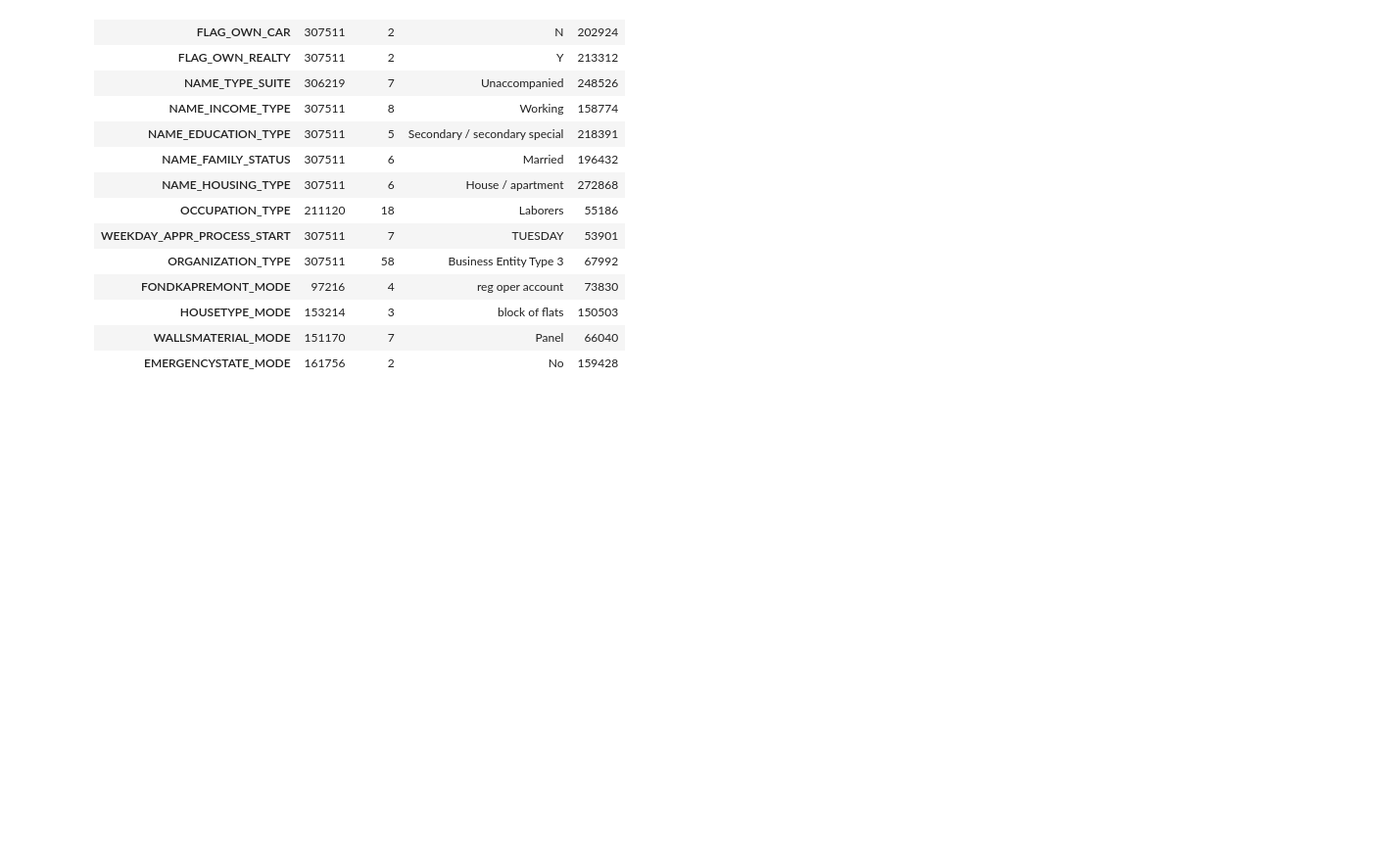
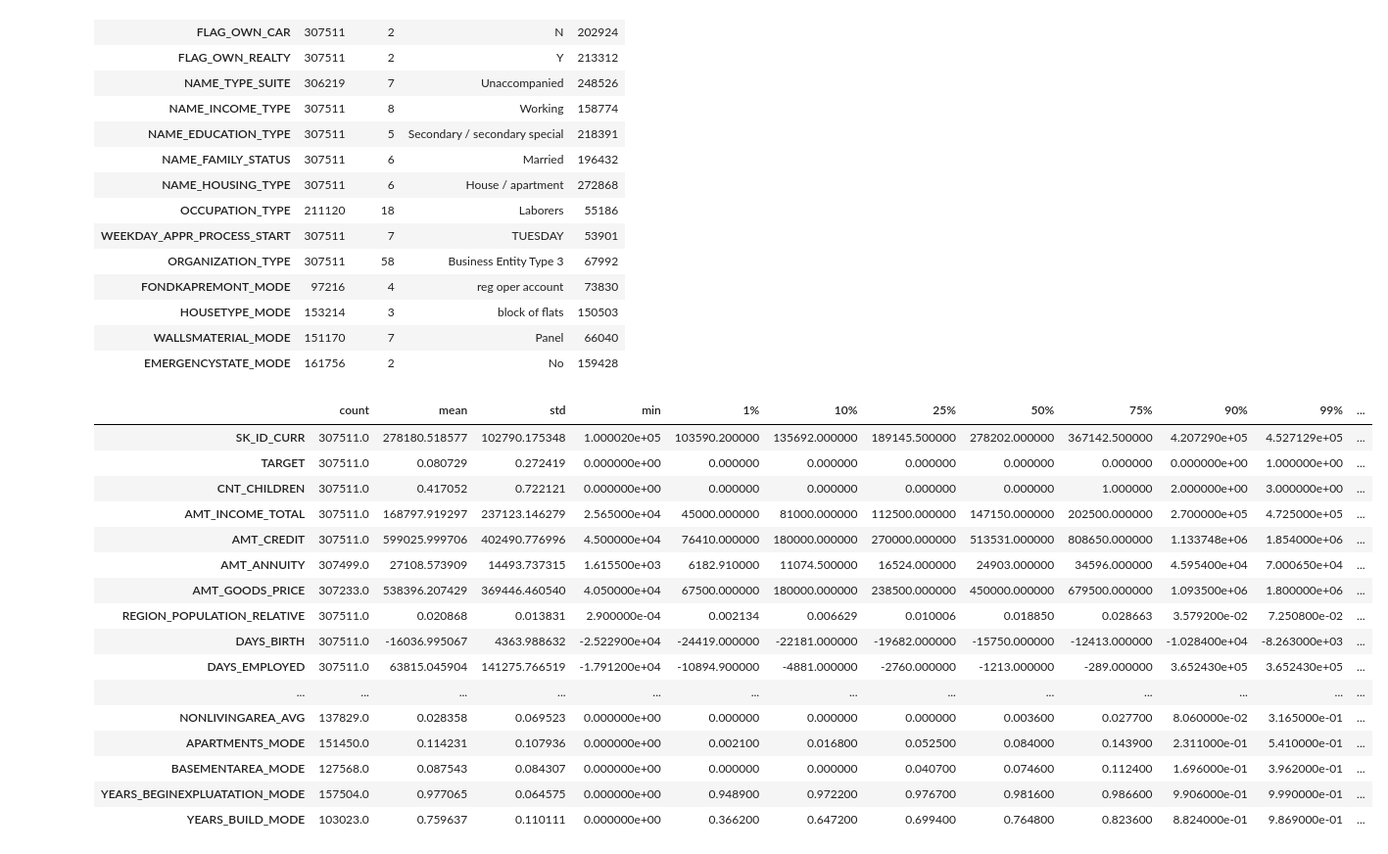
Before and after one commit to oahphan/Home-credit-default-risk, a Jupyter notebook: home_credit_risk.ipynb, the cells around one changed output. Shown at 98% size. Cells and saved outputs as stored; diff of their text form; code cells hidden in the pictures; blank space fills up the shorter version.

```diff
--- a/home_credit_risk.ipynb
+++ b/home_credit_risk.ipynb
@@ -804,3 +804,26 @@ ap_train.describe(include = 'O').T
 | HOUSETYPE_MODE | 153214 | 3 | block of flats | 150503 |
 | WALLSMATERIAL_MODE | 151170 | 7 | Panel | 66040 |
 | EMERGENCYSTATE_MODE | 161756 | 2 | No | 159428 |
+# %%
+train_num = ap_train.describe().columns
+train_cat = ap_train.describe(include ='O').columns
+# %%
+ap_train[train_num].iloc[:,0:50].describe([.01, .1, .25, .5, .75, .9, .99]).T
+# %% [output]
+|  | count | mean | std | min | 1% | 10% | 25% | 50% | 75% | 90% | 99% | ... |
+| SK_ID_CURR | 307511.0 | 278180.518577 | 102790.175348 | 1.000020e+05 | 103590.200000 | 135692.000000 | 189145.500000 | 278202.000000 | 367142.500000 | 4.207290e+05 | 4.527129e+05 | ... |
+| TARGET | 307511.0 | 0.080729 | 0.272419 | 0.000000e+00 | 0.000000 | 0.000000 | 0.000000 | 0.000000 | 0.000000 | 0.000000e+00 | 1.000000e+00 | ... |
+| CNT_CHILDREN | 307511.0 | 0.417052 | 0.722121 | 0.000000e+00 | 0.000000 | 0.000000 | 0.000000 | 0.000000 | 1.000000 | 2.000000e+00 | 3.000000e+00 | ... |
+| AMT_INCOME_TOTAL | 307511.0 | 168797.919297 | 237123.146279 | 2.565000e+04 | 45000.000000 | 81000.000000 | 112500.000000 | 147150.000000 | 202500.000000 | 2.700000e+05 | 4.725000e+05 | ... |
+| AMT_CREDIT | 307511.0 | 599025.999706 | 402490.776996 | 4.500000e+04 | 76410.000000 | 180000.000000 | 270000.000000 | 513531.000000 | 808650.000000 | 1.133748e+06 | 1.854000e+06 | ... |
+| AMT_ANNUITY | 307499.0 | 27108.573909 | 14493.737315 | 1.615500e+03 | 6182.910000 | 11074.500000 | 16524.000000 | 24903.000000 | 34596.000000 | 4.595400e+04 | 7.000650e+04 | ... |
+| AMT_GOODS_PRICE | 307233.0 | 538396.207429 | 369446.460540 | 4.050000e+04 | 67500.000000 | 180000.000000 | 238500.000000 | 450000.000000 | 679500.000000 | 1.093500e+06 | 1.800000e+06 | ... |
+| REGION_POPULATION_RELATIVE | 307511.0 | 0.020868 | 0.013831 | 2.900000e-04 | 0.002134 | 0.006629 | 0.010006 | 0.018850 | 0.028663 | 3.579200e-02 | 7.250800e-02 | ... |
+| DAYS_BIRTH | 307511.0 | -16036.995067 | 4363.988632 | -2.522900e+04 | -24419.000000 | -22181.000000 | -19682.000000 | -15750.000000 | -12413.000000 | -1.028400e+04 | -8.263000e+03 | ... |
+| DAYS_EMPLOYED | 307511.0 | 63815.045904 | 141275.766519 | -1.791200e+04 | -10894.900000 | -4881.000000 | -2760.000000 | -1213.000000 | -289.000000 | 3.652430e+05 | 3.652430e+05 | ... |
+| ... | ... | ... | ... | ... | ... | ... | ... | ... | ... | ... | ... | ... |
+| NONLIVINGAREA_AVG | 137829.0 | 0.028358 | 0.069523 | 0.000000e+00 | 0.000000 | 0.000000 | 0.000000 | 0.003600 | 0.027700 | 8.060000e-02 | 3.165000e-01 | ... |
+| APARTMENTS_MODE | 151450.0 | 0.114231 | 0.107936 | 0.000000e+00 | 0.002100 | 0.016800 | 0.052500 | 0.084000 | 0.143900 | 2.311000e-01 | 5.410000e-01 | ... |
+| BASEMENTAREA_MODE | 127568.0 | 0.087543 | 0.084307 | 0.000000e+00 | 0.000000 | 0.000000 | 0.040700 | 0.074600 | 0.112400 | 1.696000e-01 | 3.962000e-01 | ... |
+| YEARS_BEGINEXPLUATATION_MODE | 157504.0 | 0.977065 | 0.064575 | 0.000000e+00 | 0.948900 | 0.972200 | 0.976700 | 0.981600 | 0.986600 | 9.906000e-01 | 9.990000e-01 | ... |
+| YEARS_BUILD_MODE | 103023.0 | 0.759637 | 0.110111 | 0.000000e+00 | 0.366200 | 0.647200 | 0.699400 | 0.764800 | 0.823600 | 8.824000e-01 | 9.869000e-01 | ... |
```
Also changed, not shown: parts of 10 cells of this notebook.
